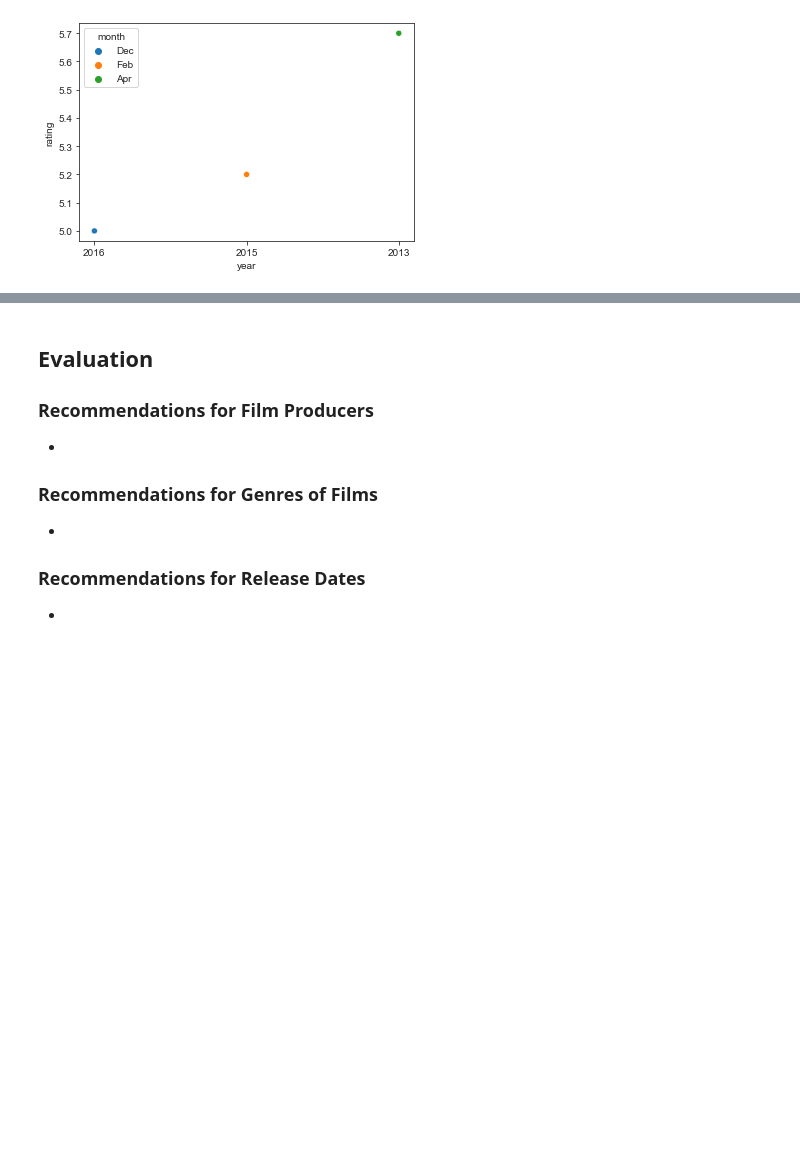
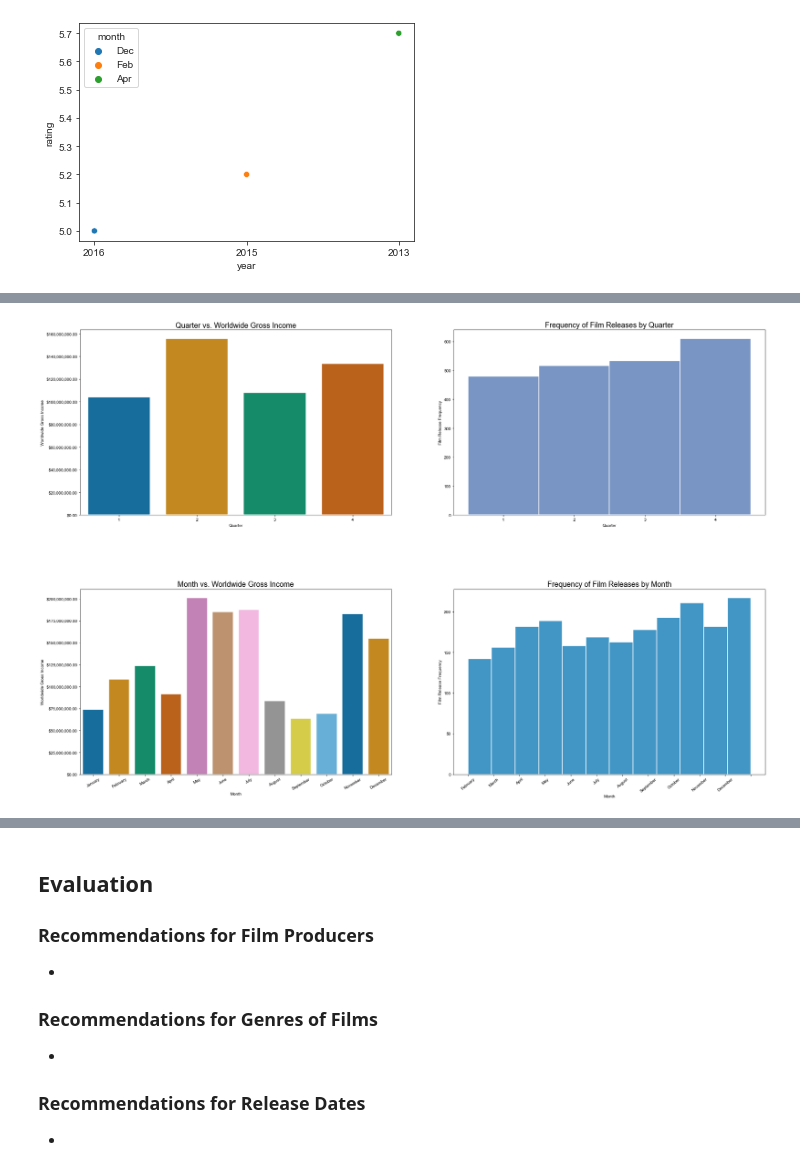
Before and after one commit to learn-co-curriculum/dsc-phase-1-project, a Jupyter notebook: final-notebook-outline.ipynb, the cells around one changed output, grey strips where cells are left out. Drawn from its saved outputs; the diff is of its cells as text; code cells hidden in the pictures; blank space fills up the shorter version.

```diff
--- a/final-notebook-outline.ipynb
+++ b/final-notebook-outline.ipynb
@@ -974,0 +1170,3 @@ rating_over_time('Amir Delara', final_Frame)
+# %%
+#removed any entries with $0 worldwide gross
+recent_movie_budgets = recent_movie_budgets[recent_movie_budgets['cleaned_ww_gross'] > 0]
@@ -974,0 +1175,3 @@ rating_over_time('Amir Delara', final_Frame)
+# %%
+#dropped id column
+recent_movie_budgets.drop('id', axis = 1, inplace = True)
@@ -974,0 +1200,5 @@ rating_over_time('Amir Delara', final_Frame)
+# %%
+#added a net_income column to calculate gross income minus production budget
+recent_movie_budgets['net_income'] = recent_movie_budgets['cleaned_ww_gross'] - recent_movie_budgets['cleaned_production_budget']
+
+recent_movie_budgets.head()
@@ -974,0 +1216,6 @@ rating_over_time('Amir Delara', final_Frame)
+# %%
+#subsetting worldwide gross mean by month and by quarter
+worldwidegross_q = recent_movie_budgets[['q','cleaned_ww_gross']].groupby('q').mean()
+
+
+worldwidegross_m = recent_movie_budgets[['release_month','cleaned_ww_gross']].groupby('release_month').mean()
@@ -974,0 +1224,64 @@ rating_over_time('Amir Delara', final_Frame)
+# %%
+#seaborn visualization of quarters versus worldwide_gross
+
+fig, axes = plt.subplots( 2, 2, figsize = (30,20))
+sns.set_theme()
+sns.set_context('talk')
+plt.subplots_adjust(hspace = .4)
+
+#setting y axis formatting to include $ and comma-separation
+formatter = ticker.FuncFormatter(lambda x, p: '${:,.2f}'.format(x))
+
+#hardcode for label strings
+month_labels = ['January', 'February', 'March', 'April','May', 'June', 'July', 'August', 'September', 'October', 'November',  'December']
+
+#x and y values for gross income plots
+#x values
+annual_quarters = worldwidegross_q.index
+months = worldwidegross_m.index
+#y values
+worldwidegross_quarters = worldwidegross_q['cleaned_ww_gross']
+worldwidegross_months = worldwidegross_m['cleaned_ww_gross']
+
+
+#x and data values for frequency plots
+#x values
+quarters_freq = recent_movie_budgets['q']
+months_freq = recent_movie_budgets['release_month']
+
+#data values
+release_frequency_q = recent_movie_budgets['q'].value_counts()
+release_frequency_m = recent_movie_budgets['release_month'].value_counts()
+
+
+
+#Plot 1 [0,0]
+sns.barplot(ax = axes[0,0], x = annual_quarters, y = worldwidegross_quarters, palette = 'colorblind')
+axes[0,0].set(xlabel="Quarter", ylabel="Worldwide Gross Income")
+axes[0,0].set_title("Quarter vs. Worldwide Gross Income")
+axes[0,0].yaxis.set_major_formatter(formatter)
+
+
+#Plot 2 [0,1]
+sns.histplot(ax = axes[0,1], data = release_frequency_q, x = quarters_freq, bins = 4)
+axes[0,1].set_title("Frequency of Film Releases by Quarter")
+axes[0,1].set(xlabel = "Quarter", ylabel = "Film Release Frequency")
+
+#Plot 3 [1,0]
+sns.barplot(ax = axes[1,0], x = months, y = worldwidegross_months, palette = 'colorblind')
+sns.set_palette('colorblind')
+axes[1,0].set(xlabel="Month", ylabel="Worldwide Gross Income")
+axes[1,0].set_title("Month vs. Worldwide Gross Income")
+axes[1,0].set_xticklabels(month_labels, rotation = 30)
+axes[1,0].yaxis.set_major_formatter(formatter)
+
+
+#Plot 4 [1,1]
+sns.histplot(ax = axes[1,1], data = release_frequency_m , x = months_freq , bins = 12)
+axes[1,1].set_title("Frequency of Film Releases by Month")
+axes[1,1].set(xlabel = "Month", ylabel = "Film Release Frequency")
+axes[1,1].xaxis.set_major_locator(ticker.MultipleLocator(1))
+axes[1,1].xaxis.set_major_formatter(ticker.ScalarFormatter())
+axes[1,1].set_xticklabels(month_labels, rotation = 40);
+# %% [output]
+[figure, added]
```
Also changed, not shown: parts of 44 cells of this notebook.
